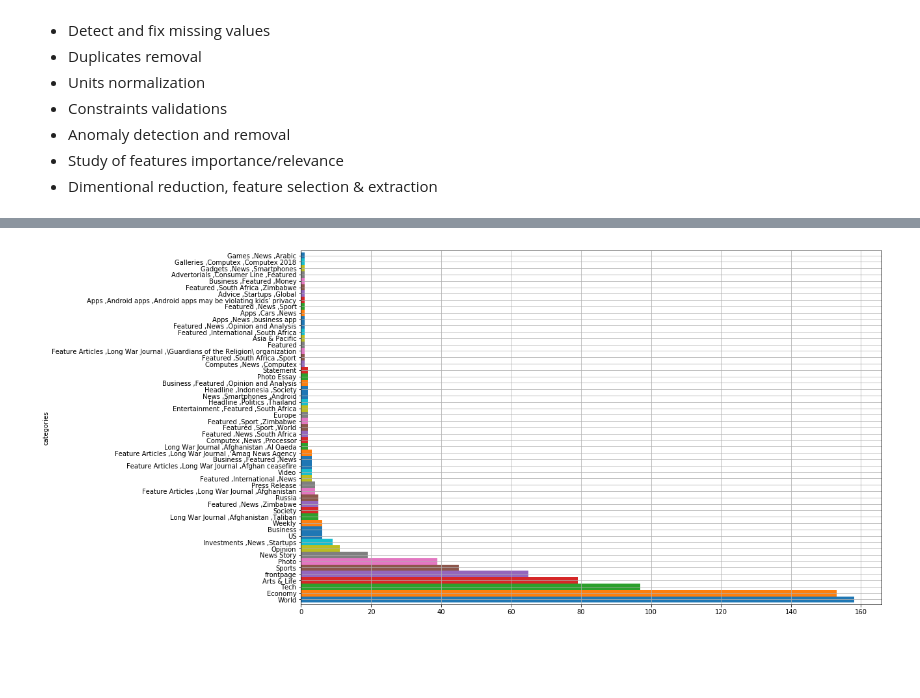
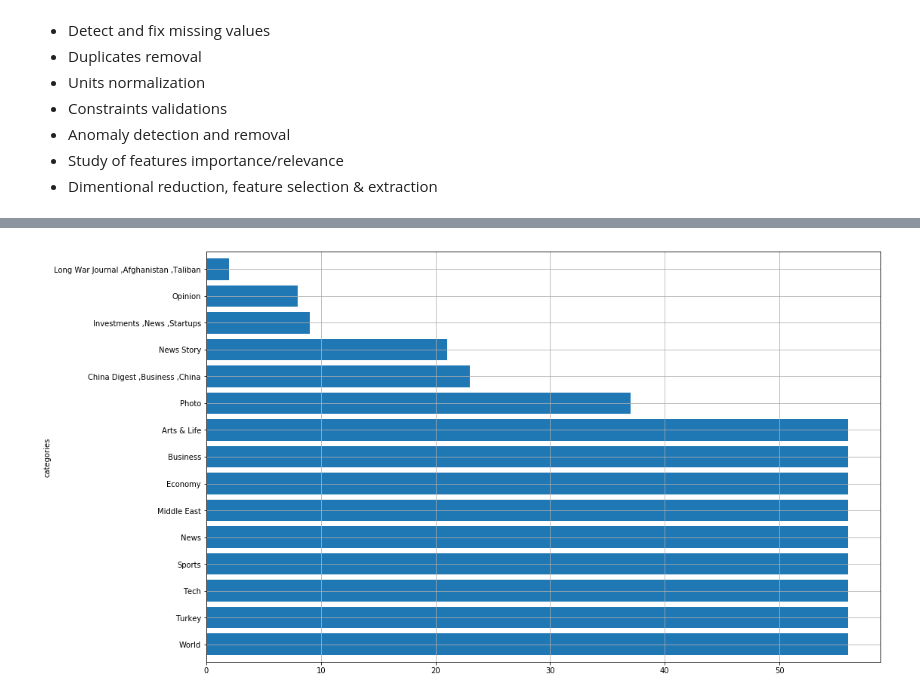
Before and after one commit to saidsef/ml-classifier, a Jupyter notebook: classifier-ml.ipynb, the cells around one changed output, grey strips where cells are left out. Cells and saved outputs as stored; diff of their text form; code cells hidden in the pictures; blank space fills up the shorter version.

```diff
--- a/classifier-ml.ipynb
+++ b/classifier-ml.ipynb
@@ -78,5 +77,3 @@ def lst2str(x):
 # %%
-# df['categories'] = df['categories'].apply(lst2str)
+df = df[df.categories != 'Frontpage']
+df = df[df.categories != 'Uncategorized']
-# %%
-df.drop_duplicates(inplace=True)
-df.head(1).T
@@ -89,10 +80,5 @@ df.head(1).T
-# %%
-df = df[df.categories != 'News']
-df = df[df.categories != 'Turkey']
-df = df[df.categories != 'BUSINESS']
-df = df[df.categories != 'Uncategorized']
 # %%
 # df.groupby('categories')['categories'].count().value_counts(ascending=False)
-# df.groupby('categories')['categories'].count().sort_values(ascending=False).drop_duplicates().head(15)
-df.groupby(['categories']).agg({'count'}).drop_duplicates()
+df = df.loc[(df.groupby('categories').cumcount() > 8)]
+df.groupby(['categories']).agg({'count'})
 # %% [output]
@@ -118,5 +116,5 @@ df.groupby(['categories']).agg({'count'}).drop_duplicates()
 # %%
-df.groupby('categories').body.count().sort_values(ascending=False).head(55).plot.barh(ylim=0, figsize=(16,10), width=1, grid=True)
+df.groupby('categories').body.count().sort_values(ascending=False).head(65).plot.barh(ylim=0, figsize=(16,10), width=.8, grid=True)
 plt.show()
 # %% [output]
-[figure, old version]
+[figure, new version]
```
Also changed, not shown: parts of 28 cells of this notebook.
